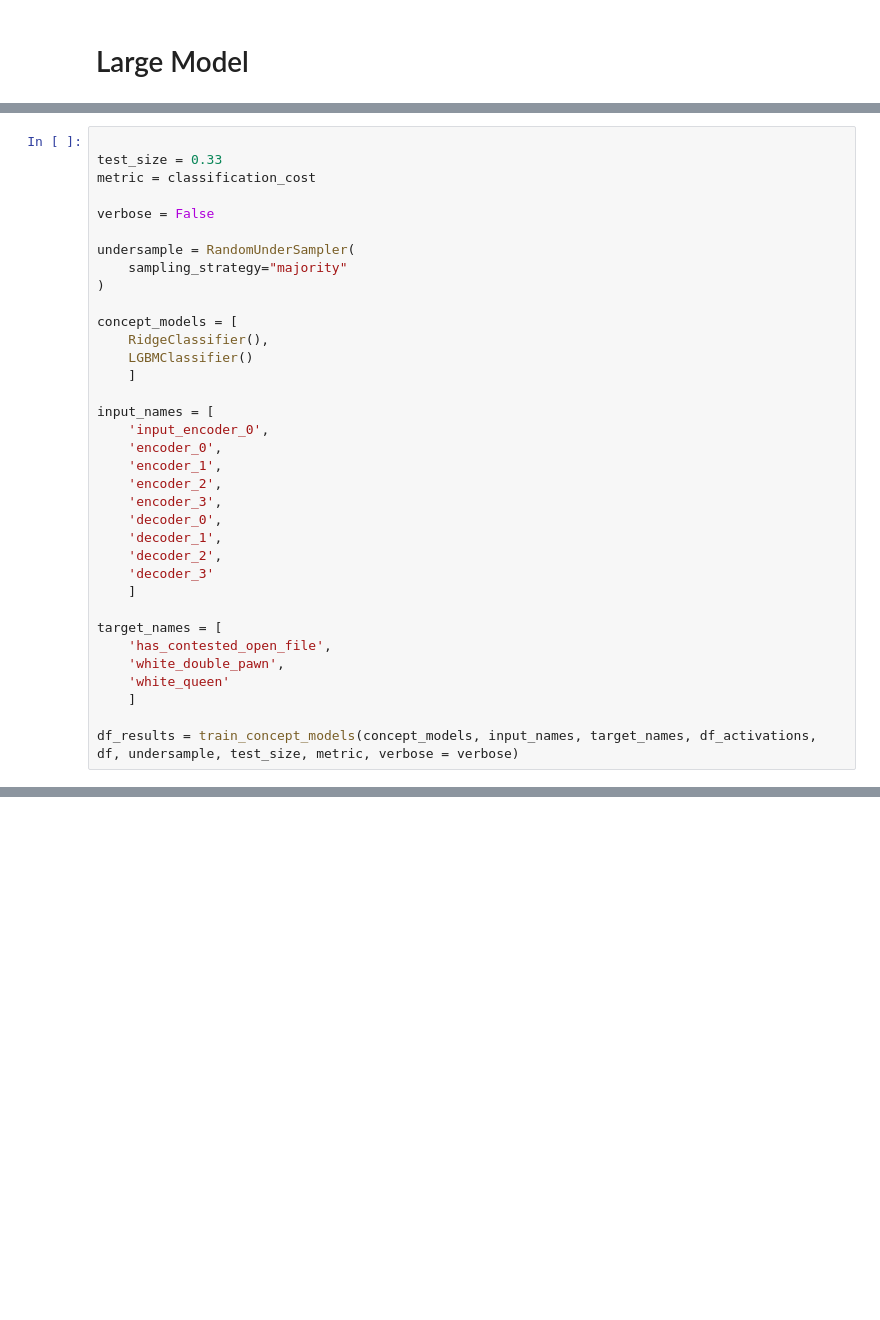
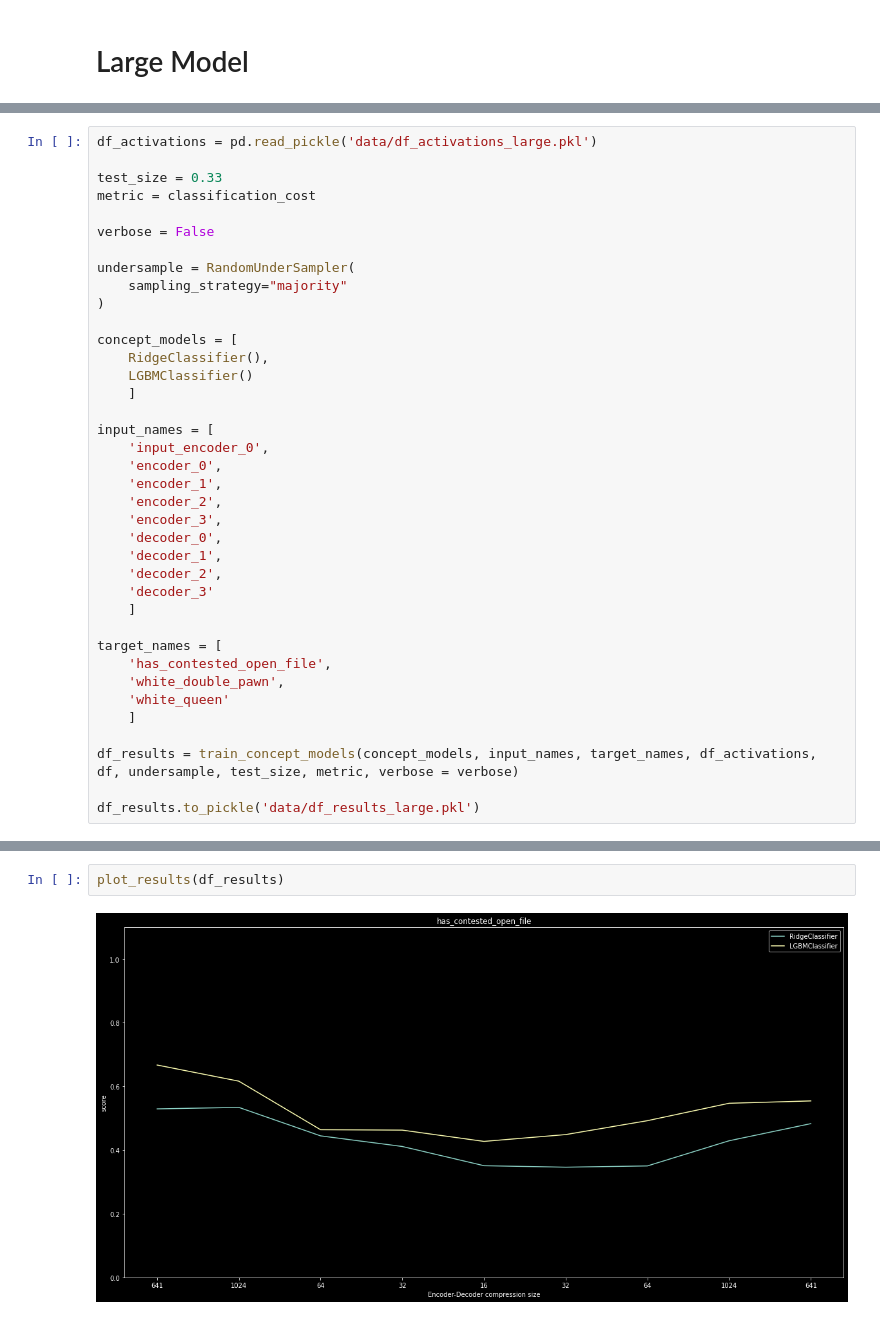
Before and after one commit to adalsteinnpals/stockfish_explain, a Jupyter notebook: stockfish_explain/experiments/chess_auto_encoder/analyze_results.ipynb, the cells around one changed output, grey strips where cells are left out. Drawn from its saved outputs; the diff is of its cells as text; blank space fills up the shorter version.

```diff
--- a/stockfish_explain/experiments/chess_auto_encoder/analyze_results.ipynb
+++ b/stockfish_explain/experiments/chess_auto_encoder/analyze_results.ipynb
@@ -373,4 +405,5 @@ df_activations.head()
 # %%
+df_activations = pd.read_pickle('data/df_activations_large.pkl')
 
 test_size = 0.33
 metric = classification_cost
@@ -405,3 +438,5 @@ target_names = [
     ]
 
 df_results = train_concept_models(concept_models, input_names, target_names, df_activations, df, undersample, test_size, metric, verbose = verbose)
+
+df_results.to_pickle('data/df_results_large.pkl')
@@ -407,0 +461,4 @@ df_results = train_concept_models(concept_models, input_names, target_names, df_
+# %%
+plot_results(df_results)
+# %% [output]
+[figure, added]
```
Also changed, not shown: parts of 10 cells of this notebook, 3 other files.
